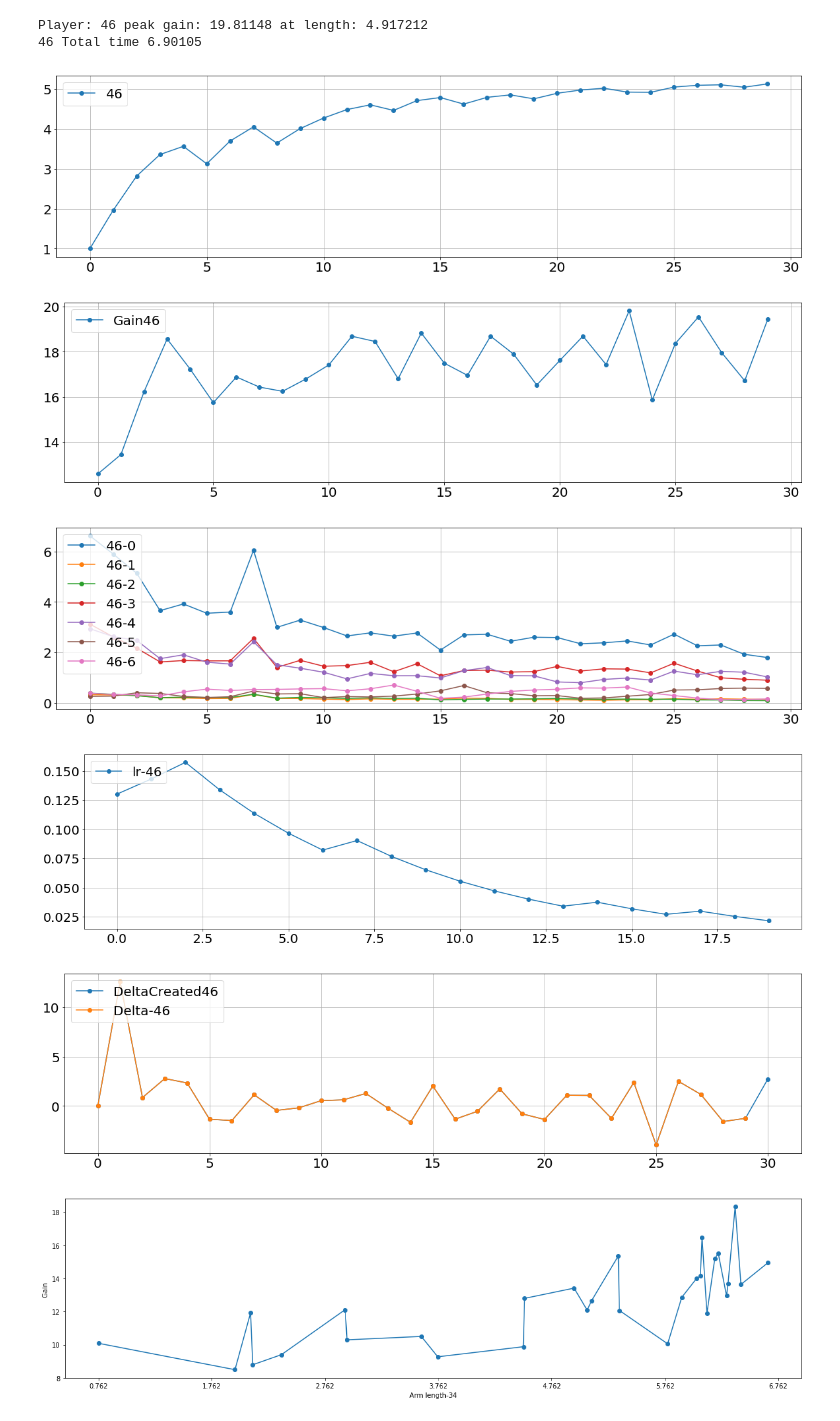
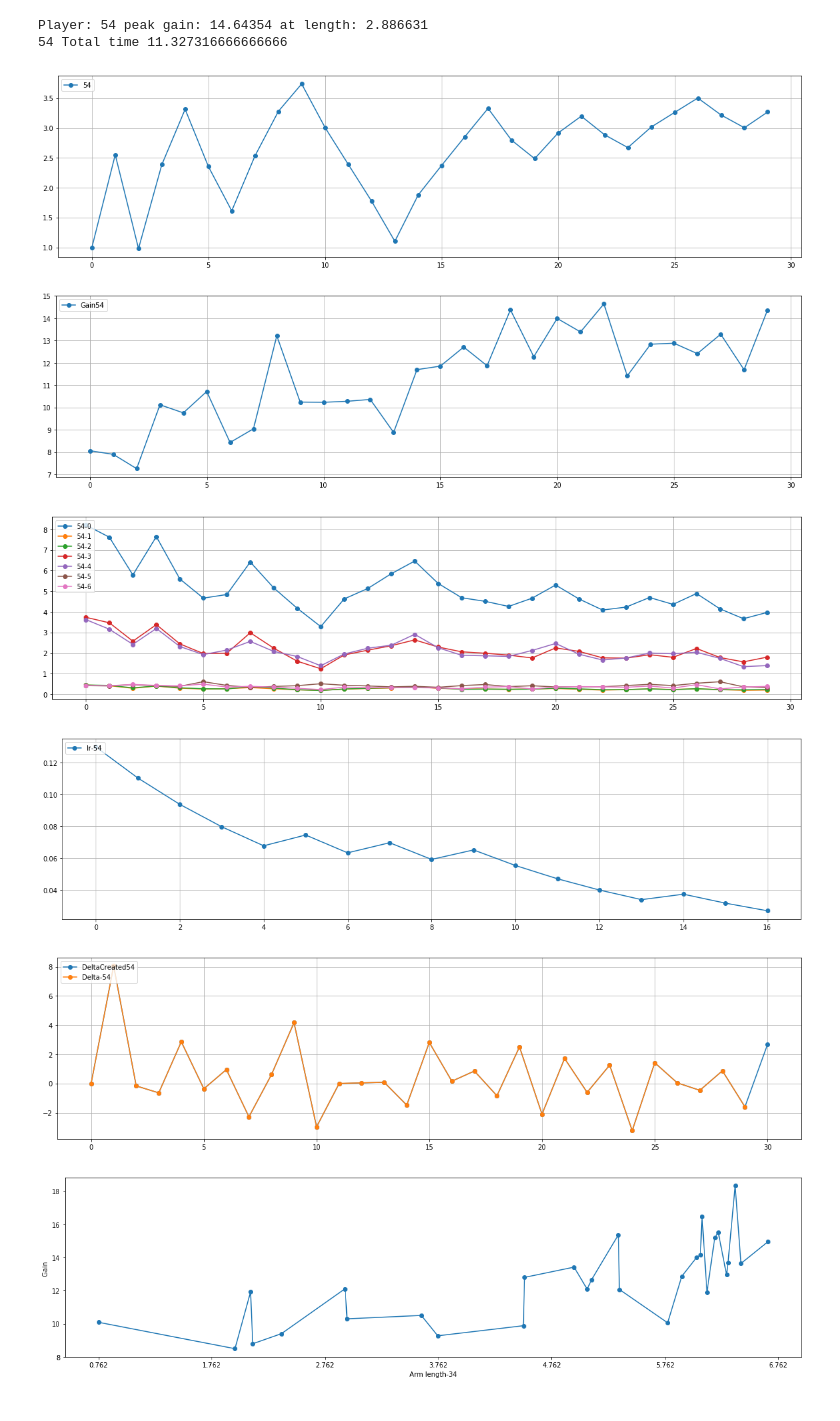
Before and after one commit to AndreeaStefan/SmartuistWrapper, a Jupyter notebook: evaluation/PlotResults.ipynb, the cells around one changed output. Cells and saved outputs as stored; diff of their text form; code cells hidden in the pictures.

```diff
--- a/evaluation/PlotResults.ipynb
+++ b/evaluation/PlotResults.ipynb
@@ -94,7 +94,7 @@ def EffortPerBodyPartPerPlayer(p, results, batchSize):
 # player 9 = same as 8
 
 batchSize = 8
-players = [ 46]
+players = [ 54]
 pathA = "E:\\Andreea\\Projects\\Git\\SmartsuitWrapper\\SmartuistWrapper\\tapResultParticipants.csv"
 pathATest = "E:\\Andreea\\Projects\\Git\\SmartsuitWrapper\\SmartuistWrapper\\tapResult.csv"
 pathStatsATest = "E:\\\\Andreea\\\\Projects\\\\Git\\\\SmartsuitWrapper\\\\SmartuistWrapper\\\\GradientStats.csv"
@@ -160,40 +160,40 @@ for p in players:
     bodyParts = EffortPerBodyPartPerPlayer(p, results, 10)
     z = 0
     x = list(range(0, len(bodyParts[0])-2))
     for a in bodyParts:
         if z in [0,1,2,3,4,5,6]:
             plt.plot(x,a[:len(a)-2], 'o-', label= str(p) + "-" + str(z))
         z = z + 1
 
     plt.legend(loc='upper left')
     plt.grid(True)
     plt.show()
 
 # plot learning rate
 plotOneResult(players, gradientStats, 6, "lr-")
 
 
 for p in players:
     tmp = gradientStats[p]
     gain = [0]
     prevGain = [0]
     for words in tmp:
         gain.append(float(words[5]))
         prevGain.append(float(words[4]))
     delta = np.array(gain) - np.array(prevGain)
     x = list(range(0, len(delta)))
     plt.plot(x, delta, 'o-', label="DeltaCreated"+str(p))
 
 # plot delta
 plotOneResult(players, results, 30, "Delta-")
 # %% [output]
-Player: 46 peak gain: 19.81148 at length: 4.917212
-46 Total time 6.90105
+Player: 54 peak gain: 14.64354 at length: 2.886631
+54 Total time 11.327316666666666
-[figure, old version]
+[figure, new version]
-[figure, old version]
+[figure, new version]
-[figure, old version]
+[figure, new version]
-[figure, old version]
+[figure, new version]
-[figure, old version]
+[figure, new version]
 # %%
 from scipy.interpolate import make_interp_spline, BSpline, pchip
 
```
Also changed, not shown: 6 other files.
